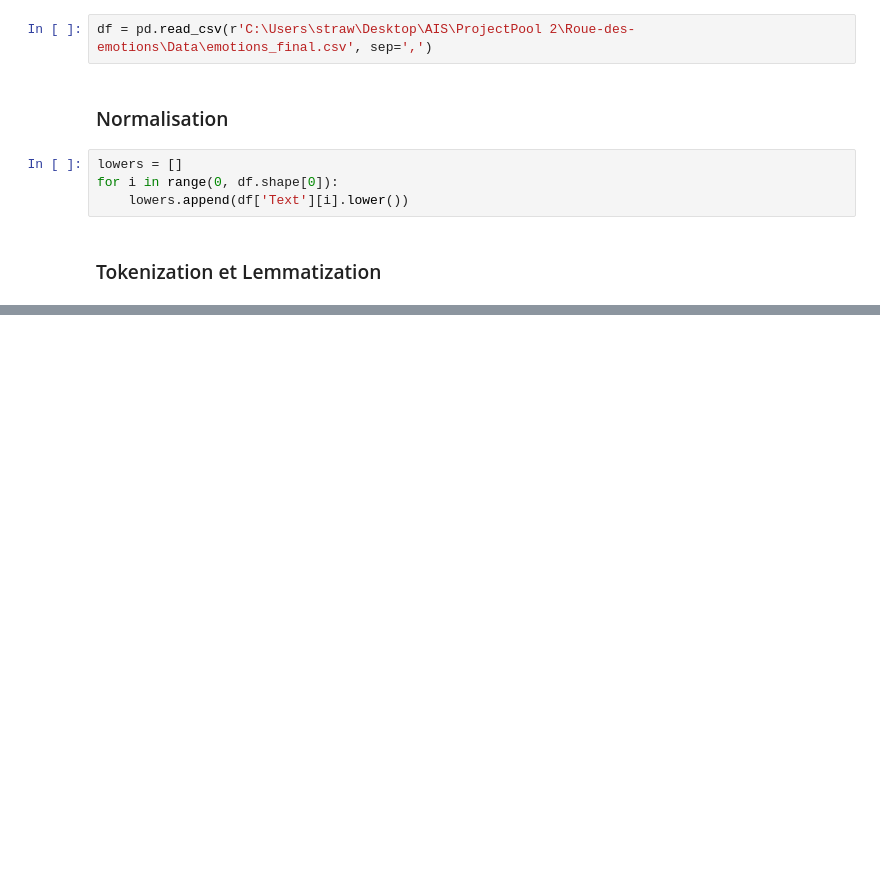
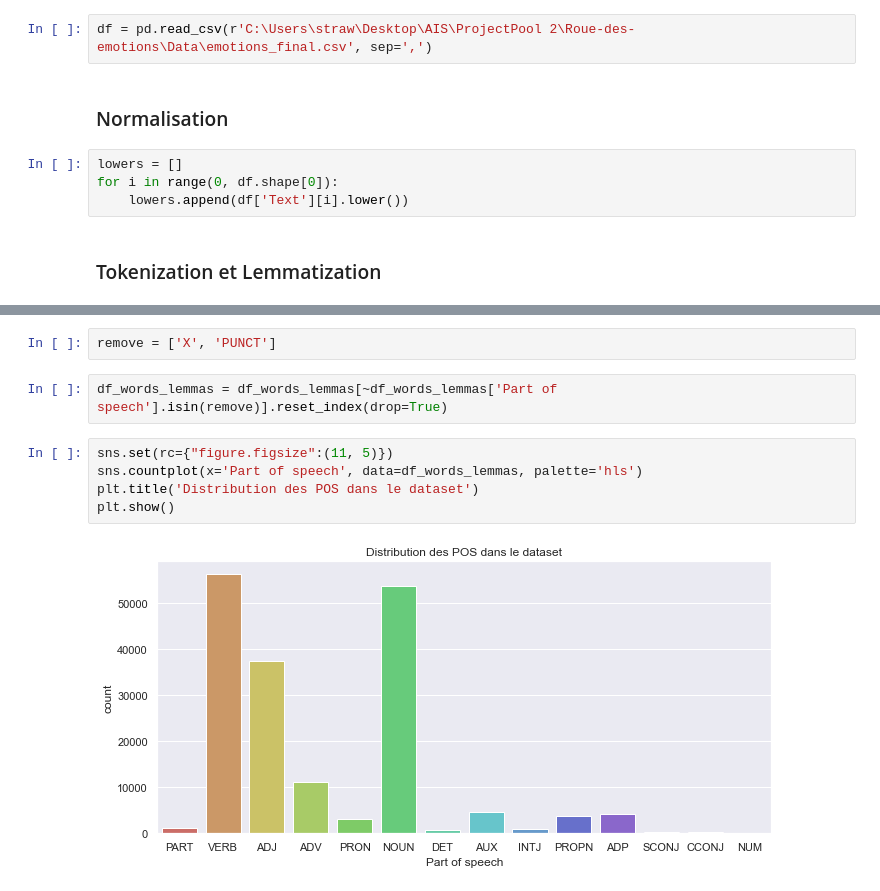
Before and after one commit to eltarr-kawther/roue-des-emotions, a Jupyter notebook: Notebooks/emotion_classification_spacy.ipynb, the cells around one changed output, grey strips where cells are left out. Drawn from its saved outputs; the diff is of its cells as text; blank space fills up the shorter version.

```diff
--- a/Notebooks/emotion_classification_spacy.ipynb
+++ b/Notebooks/emotion_classification_spacy.ipynb
@@ -30,0 +112,11 @@ df_words_lemmas = pd.DataFrame({'Doc': ids, 'Word': words, 'Lemma': lemmas}, col
+# %%
+remove = ['X', 'PUNCT']
+# %%
+df_words_lemmas = df_words_lemmas[~df_words_lemmas['Part of speech'].isin(remove)].reset_index(drop=True)
+# %%
+sns.set(rc={"figure.figsize":(11, 5)})
+sns.countplot(x='Part of speech', data=df_words_lemmas, palette='hls')
+plt.title('Distribution des POS dans le dataset')
+plt.show()
+# %% [output]
+[figure, added]
```
Also changed, not shown: parts of 10 cells of this notebook, 2 other files.
